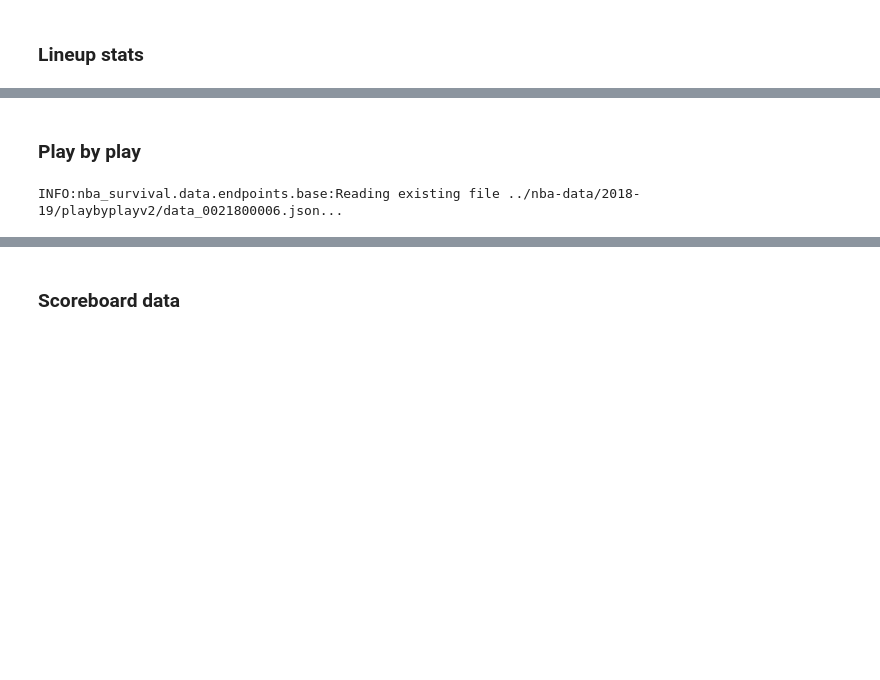
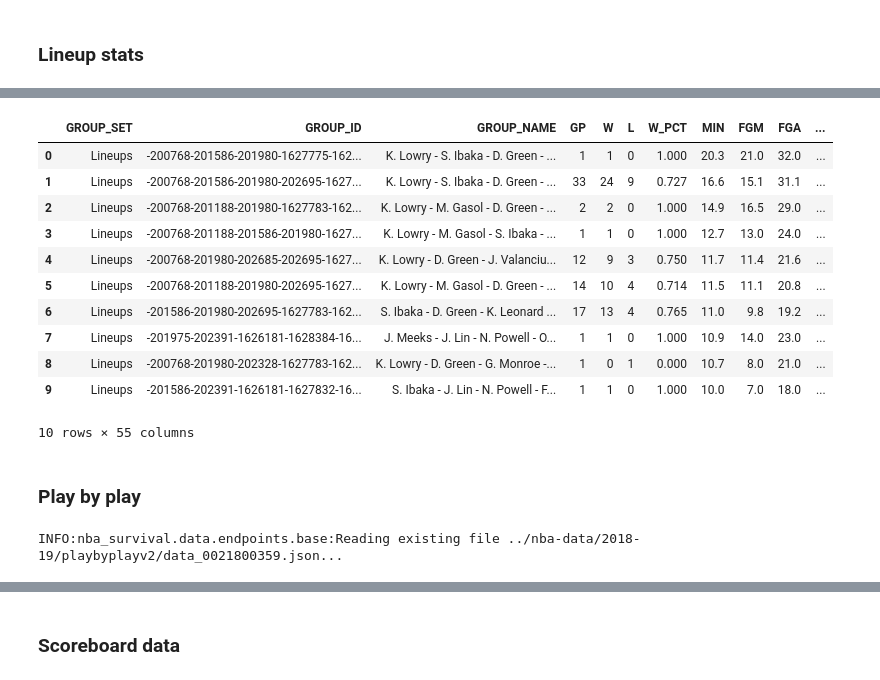
Before and after one commit to ak-gupta/nbaspa, a Jupyter notebook: notebooks/Testing out the pipeline.ipynb, the cells around one changed output, grey strips where cells are left out. Saved outputs shown, nothing was run; the diff lists cells and outputs as text; code cells hidden in the pictures; blank space fills up the shorter version.

```diff
--- a/notebooks/Testing out the pipeline.ipynb
+++ b/notebooks/Testing out the pipeline.ipynb
@@ -58,9 +87,24 @@ INFO:nba_survival.data.endpoints.base:Reading existing file ../nba-data/2018-19/
+# %%
+homelineupstats.head(n=10)
+# %% [output]
+|  | GROUP_SET | GROUP_ID | GROUP_NAME | GP | W | L | W_PCT | MIN | FGM | FGA | ... |
+| 0 | Lineups | -200768-201586-201980-1627775-162... | K. Lowry - S. Ibaka - D. Green - ... | 1 | 1 | 0 | 1.000 | 20.3 | 21.0 | 32.0 | ... |
+| 1 | Lineups | -200768-201586-201980-202695-1627... | K. Lowry - S. Ibaka - D. Green - ... | 33 | 24 | 9 | 0.727 | 16.6 | 15.1 | 31.1 | ... |
+| 2 | Lineups | -200768-201188-201980-1627783-162... | K. Lowry - M. Gasol - D. Green - ... | 2 | 2 | 0 | 1.000 | 14.9 | 16.5 | 29.0 | ... |
+| 3 | Lineups | -200768-201188-201586-201980-1627... | K. Lowry - M. Gasol - S. Ibaka - ... | 1 | 1 | 0 | 1.000 | 12.7 | 13.0 | 24.0 | ... |
+| 4 | Lineups | -200768-201980-202685-202695-1627... | K. Lowry - D. Green - J. Valanciu... | 12 | 9 | 3 | 0.750 | 11.7 | 11.4 | 21.6 | ... |
+| 5 | Lineups | -200768-201188-201980-202695-1627... | K. Lowry - M. Gasol - D. Green - ... | 14 | 10 | 4 | 0.714 | 11.5 | 11.1 | 20.8 | ... |
+| 6 | Lineups | -201586-201980-202695-1627783-162... | S. Ibaka - D. Green - K. Leonard ... | 17 | 13 | 4 | 0.765 | 11.0 | 9.8 | 19.2 | ... |
+| 7 | Lineups | -201975-202391-1626181-1628384-16... | J. Meeks - J. Lin - N. Powell - O... | 1 | 1 | 0 | 1.000 | 10.9 | 14.0 | 23.0 | ... |
+| 8 | Lineups | -200768-201980-202328-1627783-162... | K. Lowry - D. Green - G. Monroe -... | 1 | 0 | 1 | 0.000 | 10.7 | 8.0 | 21.0 | ... |
+| 9 | Lineups | -201586-202391-1626181-1627832-16... | S. Ibaka - J. Lin - N. Powell - F... | 1 | 1 | 0 | 1.000 | 10.0 | 7.0 | 18.0 | ... |
+10 rows × 55 columns
 # %% [markdown]
 ### Play by play
 # %%
-pbp = PlayByPlay(GameID="0021800006", output_dir="../nba-data/2018-19")
+pbp = PlayByPlay(GameID="0021800359", output_dir="../nba-data/2018-19")
 pbp.load()
 
 pbp_df = pbp.get_data()
 # %% [output]
-INFO:nba_survival.data.endpoints.base:Reading existing file ../nba-data/2018-19/playbyplayv2/data_0021800006.json...
+INFO:nba_survival.data.endpoints.base:Reading existing file ../nba-data/2018-19/playbyplayv2/data_0021800359.json...
```
Also changed, not shown: parts of 14 cells of this notebook.
